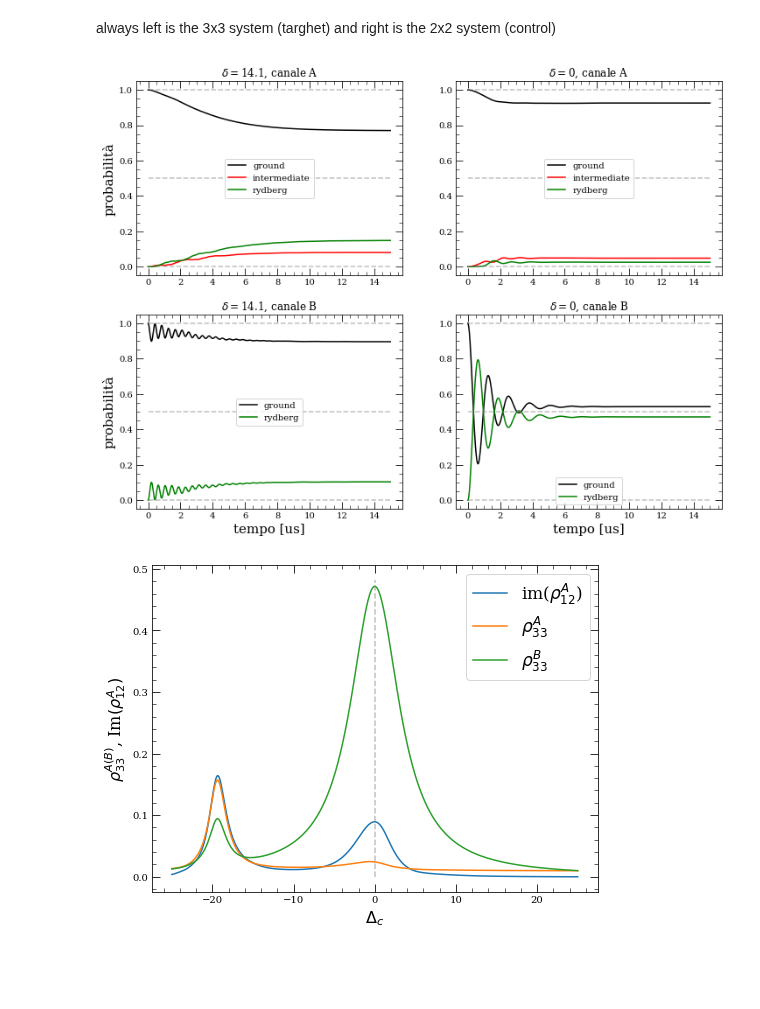
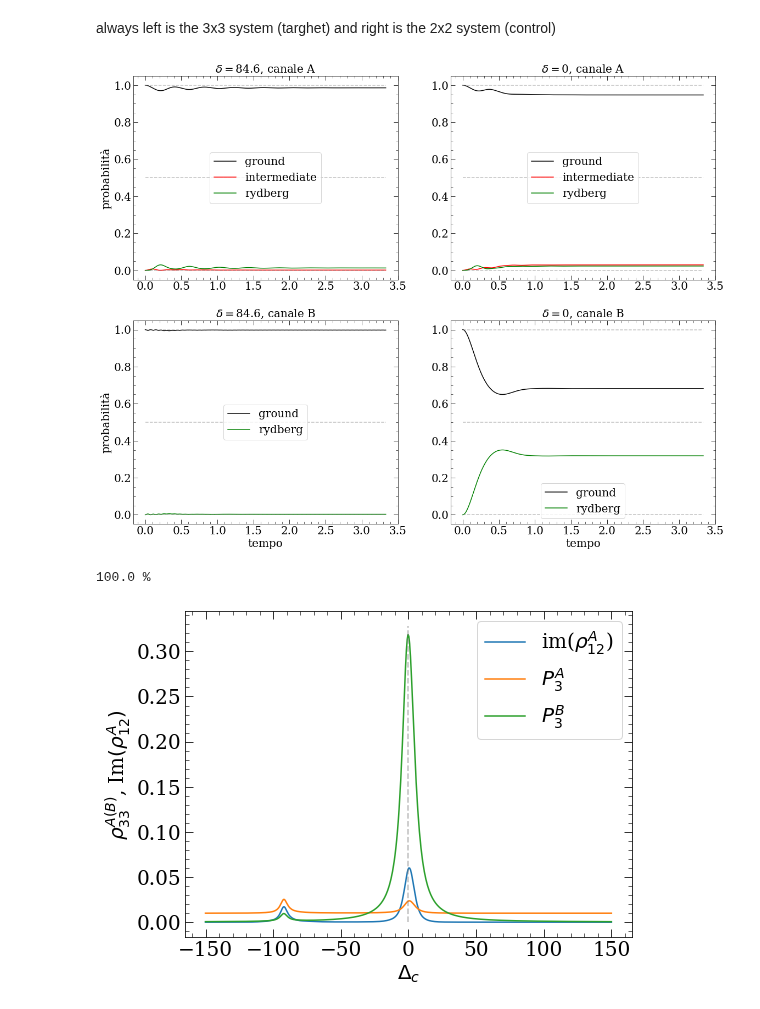
Before and after one commit to Valerio-Amico/Lab-Rydberg, a Jupyter notebook: open_quantum_systems/two_atoms.ipynb/interacting_paper.ipynb, the cells around one changed output. Cells and saved outputs as stored; diff of their text form; code cells hidden in the pictures; blank space fills up the shorter version.

```diff
--- a/open_quantum_systems/two_atoms.ipynb/interacting_paper.ipynb
+++ b/open_quantum_systems/two_atoms.ipynb/interacting_paper.ipynb
@@ -45,19 +46,21 @@ def H_control(Omega_c, delta):
 def H_int(V_fac): # V_fac = C_6 / r^6
     return V_fac*np.kron(sigma3x3(2,2), sigma2x2(1,1))
 # %%
-t = 15
+rescaling = 6
+
+t = 20 / rescaling
 steps = 1000
 times = np.linspace(0.0, t, steps)
 psi0 = qtp.Qobj(np.kron(sigma3x3(0,0), sigma2x2(0,0)))
 
-delta = -14.1
-Om_p = 0.5
-Om_c = 5
-Om_ = 5
-V_f = -15
-Gamma_i = 1
-Gamma_ry = 0.001
-Gamma_B = 1
+delta = -14.1 * rescaling
+Om_p = 0.5 * rescaling
+Om_c = 1 * rescaling
+Om_ = 5 * rescaling
+V_f = -15 * rescaling
+Gamma_i = 1 * rescaling
+Gamma_ry = 0.001 * rescaling
+Gamma_B = 1 * rescaling
 def_i = 0
 def_ry = 0
 
@@ -87,9 +90,9 @@ for l, label in enumerate(labels_A):
 for l, label in enumerate(labels_B):
     p_trace_resB[label] = [np.trace(np.dot(evo[i],np.kron(np.eye(3),sigma2x2(l,l)))) for i in range(steps)]
 # %%
-fs = 15
+fs = 20
 
-plt.figure(figsize=(12,9))
+plt.figure(figsize=(19,15))
 
 H_0 = qtp.Qobj(np.kron(H_targhet(Om_p, Om_, 0, 0), np.eye(2)) + np.kron(np.eye(3), H_control(Om_c, delta)))
 H = H_0 + H_int(V_f)
@@ -114,9 +117,11 @@ plt.plot([0,times[-1]],[1,1],"--", alpha=0.5, color="gray")
 plt.plot([0,times[-1]],[0,0],"--", alpha=0.5, color="gray")
 plt.plot([0,times[-1]],[1/2,1/2],"--", alpha=0.5, color="gray")
 plt.ylim([-0.05,1.05])
-plt.title(r"$\delta = $%.1f, canale A"%-delta)
+plt.title(r"$\delta = $%.1f, canale A"%-delta, fontsize=fs)
 plt.ylabel("probabilità", fontsize=fs)
-plt.legend()
+plt.legend(fontsize=fs)
+plt.xticks(fontsize=fs)
+plt.yticks(fontsize=fs)
 
 plt.subplot(223)
 for i, label in enumerate(labels_B):
@@ -125,10 +130,12 @@ plt.plot([0,times[-1]],[1,1],"--", alpha=0.5, color="gray")
 plt.plot([0,times[-1]],[0,0],"--", alpha=0.5, color="gray")
 plt.plot([0,times[-1]],[1/2,1/2],"--", alpha=0.5, color="gray")
 plt.ylim([-0.05,1.05])
-plt.title(r"$\delta = $%.1f, canale B"%-delta)
-plt.xlabel("tempo [us]", fontsize=fs)
+plt.title(r"$\delta = $%.1f, canale B"%-delta, fontsize=fs)
+plt.xlabel("tempo", fontsize=fs)
 plt.ylabel("probabilità", fontsize=fs)
-plt.legend()
+plt.legend(fontsize=fs)
+plt.xticks(fontsize=fs)
+plt.yticks(fontsize=fs)
 
 H_0 = qtp.Qobj(np.kron(H_targhet(Om_p, Om_, 0, 0), np.eye(2)) + np.kron(np.eye(3), H_control(Om_c, 0)))
 H = H_0 + H_int(V_f)
@@ -152,8 +159,10 @@ plt.plot([0,times[-1]],[1,1],"--", alpha=0.5, color="gray")
 plt.plot([0,times[-1]],[0,0],"--", alpha=0.5, color="gray")
 plt.plot([0,times[-1]],[1/2,1/2],"--", alpha=0.5, color="gray")
 plt.ylim([-0.05,1.05])
-plt.title(r"$\delta = $%.0f, canale A"%0)
-plt.legend()
+plt.title(r"$\delta = $%.0f, canale A"%0, fontsize=fs)
+plt.legend(fontsize=fs)
+plt.xticks(fontsize=fs)
+plt.yticks(fontsize=fs)
 
 plt.subplot(224)
 for i, label in enumerate(labels_B):
@@ -162,38 +171,45 @@ plt.plot([0,times[-1]],[1,1],"--", alpha=0.5, color="gray")
 plt.plot([0,times[-1]],[0,0],"--", alpha=0.5, color="gray")
 plt.plot([0,times[-1]],[1/2,1/2],"--", alpha=0.5, color="gray")
 plt.ylim([-0.05,1.05])
-plt.title(r"$\delta = $%.0f, canale B"%0)
-plt.xlabel("tempo [us]", fontsize=fs)
-plt.legend()
-
+plt.title(r"$\delta = $%.0f, canale B"%0, fontsize=fs)
+plt.xlabel("tempo", fontsize=fs)
+plt.legend(fontsize=fs)
+plt.xticks(fontsize=fs)
+plt.yticks(fontsize=fs)
 
 plt.show()
 # %% [output]
-[figure, old version]
+[figure, new version]
 # %%
 N_points = 500
-deltas = np.linspace(-25,25,N_points)
+deltas = np.linspace(-25 * rescaling,25 * rescaling,N_points)
 results = []
 for delta in deltas:
     H_0 = qtp.Qobj(np.kron(H_targhet(Om_p, Om_, 0, 0), np.eye(2)) + np.kron(np.eye(3), H_control(Om_c, delta)))
-    H = H_0 + H_int(-20)
+    H = H_0 + H_int(V_f)
     result = qtp.mesolve(H, psi0, times, c_ops = Jump_ops)
     results.append(result.states[-1])
+    clear_output(wait=True)
+    print("%.1f"%((delta-min(deltas))/(max(deltas)-min(deltas))*100), "%")
+# %% [output]
+100.0 %
 # %%
 rho_33A = [np.trace(np.dot(results[i],np.kron(sigma3x3(2,2), np.eye(2)))) for i in range(N_points)]
 rho_33B = [np.trace(np.dot(results[i],np.kron(np.eye(3),sigma2x2(1,1)))) for i in range(N_points)]
 rho_21A = np.imag([np.trace(np.dot(results[i],np.kron(sigma3x3(1,0), np.eye(2)))) for i in range(N_points)])
 
 plt.figure(figsize=(8,6))
 
 plt.plot(deltas, rho_21A, label = r"im($\rho_{12}^A$)")
-plt.plot(deltas, rho_33A, label = r"$\rho_{33}^A$")
-plt.plot(deltas, rho_33B, label = r"$\rho_{33}^B$")
+plt.plot(deltas, rho_33A, label = r"$P_{3}^A$")
+plt.plot(deltas, rho_33B, label = r"$P_{3}^B$")
 #plt.plot([-14.1,-14.1],[0,max(rho_33B)+0.01],"--",c="gray",alpha=0.5)
 plt.plot([0,0],[0,max(rho_33B)+0.01],"--",c="gray",alpha=0.5)
-plt.xlabel(r"$\Delta_c$", fontsize=16)
-plt.ylabel(r"$\rho_{33}^{A(B)}$, Im$(\rho_{12}^A)$", fontsize=16)
-plt.legend(fontsize=17)
+plt.xlabel(r"$\Delta_c$", fontsize=20)
+plt.ylabel(r"$\rho_{33}^{A(B)}$, Im$(\rho_{12}^A)$", fontsize=20)
+plt.xticks(fontsize=20)
+plt.yticks(fontsize=20)
+plt.legend(fontsize=20)
 plt.show()
 # %% [output]
-[figure, old version]
+[figure, new version]
```
Also changed, not shown: parts of 7 cells of this notebook, 5 other files.
